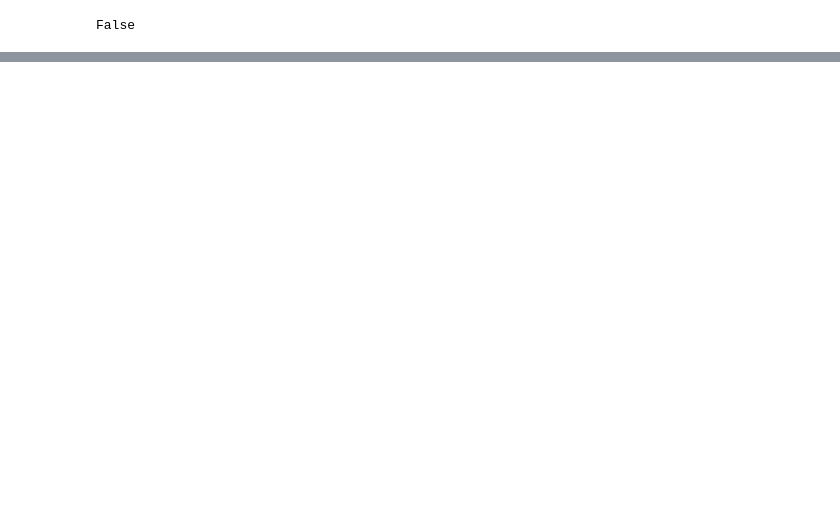
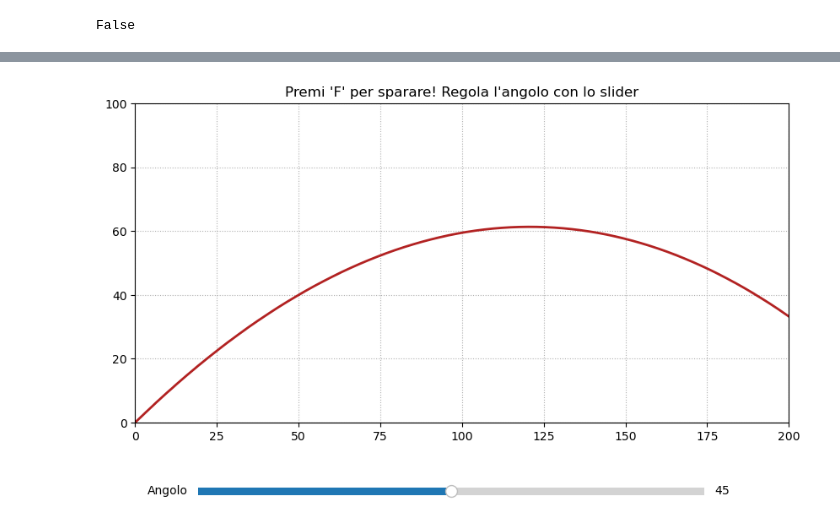
Before and after one commit to pal-dev-labs/Computert-Based-Mathematics, a Jupyter notebook: Lessons/Lesson 1.ipynb, the cells around one changed output, grey strips where cells are left out. Saved outputs shown, nothing was run; the diff lists cells and outputs as text; code cells hidden in the pictures; blank space fills up the shorter version.

```diff
--- a/Lessons/Lesson 1.ipynb
+++ b/Lessons/Lesson 1.ipynb
@@ -407,0 +500,62 @@ Write a Python function **average(numbers)** that takes a list of numbers and re
+# %%
+import numpy as np
+import matplotlib.pyplot as plt
+import matplotlib.widgets as widgets
+
+def simula_traiettoria(v0_modulo, angolo_deg, m, k=0.15):
+    g = 9.81
+    dt = 0.01
+    angolo_rad = np.radians(angolo_deg)
+    vx = v0_modulo * np.cos(angolo_rad)
+    vy = v0_modulo * np.sin(angolo_rad)
+
+    x, y = [0.0], [0.0]
+    while True:
+        ax = -(k * vx) / m
+        ay = -g - (k * vy) / m
+        vx += ax * dt
+        vy += ay * dt
+        nx = x[-1] + vx * dt
+        ny = y[-1] + vy * dt
+        if ny < 0:
+            f = y[-1] / (y[-1] - ny)
+            x.append(x[-1] + f * (nx - x[-1]))
+            y.append(0.0)
+            break
+        x.append(nx)
+        y.append(ny)
+    return x, y
+
+fig, ax = plt.subplots(figsize=(10, 6))
+plt.subplots_adjust(bottom=0.25)
+
+# Parametri iniziali
+v0_init = 50
+m_init = 10
+angolo_init = 45
+
+x, y = simula_traiettoria(v0_init, angolo_init, m_init)
+line, = ax.plot(x, y, lw=2, color='firebrick')
+ax.set_xlim(0, 200)
+ax.set_ylim(0, 100)
+ax.grid(True, linestyle=':')
+ax.set_title("Premi 'F' per sparare! Regola l'angolo con lo slider")
+
+# Slider per l'angolo
+ax_angolo = plt.axes([0.2, 0.1, 0.6, 0.03])
+s_angolo = widgets.Slider(ax_angolo, 'Angolo', 0, 90, valinit=angolo_init)
+
+def spara(event):
+    if event.key == 'f' or event.key == 'F':
+        ang = s_angolo.val
+        new_x, new_y = simula_traiettoria(v0_init, ang, m_init)
+        line.set_data(new_x, new_y)
+        ax.set_xlim(0, max(max(new_x)*1.1, 10))
+        ax.set_ylim(0, max(max(new_y)*1.1, 10))
+        plt.draw()
+
+fig.canvas.mpl_connect('key_press_event', spara)
+
+plt.show()
+# %% [output]
+[figure, added]
```
Also changed, not shown: parts of 126 cells of this notebook, 2 other files.
